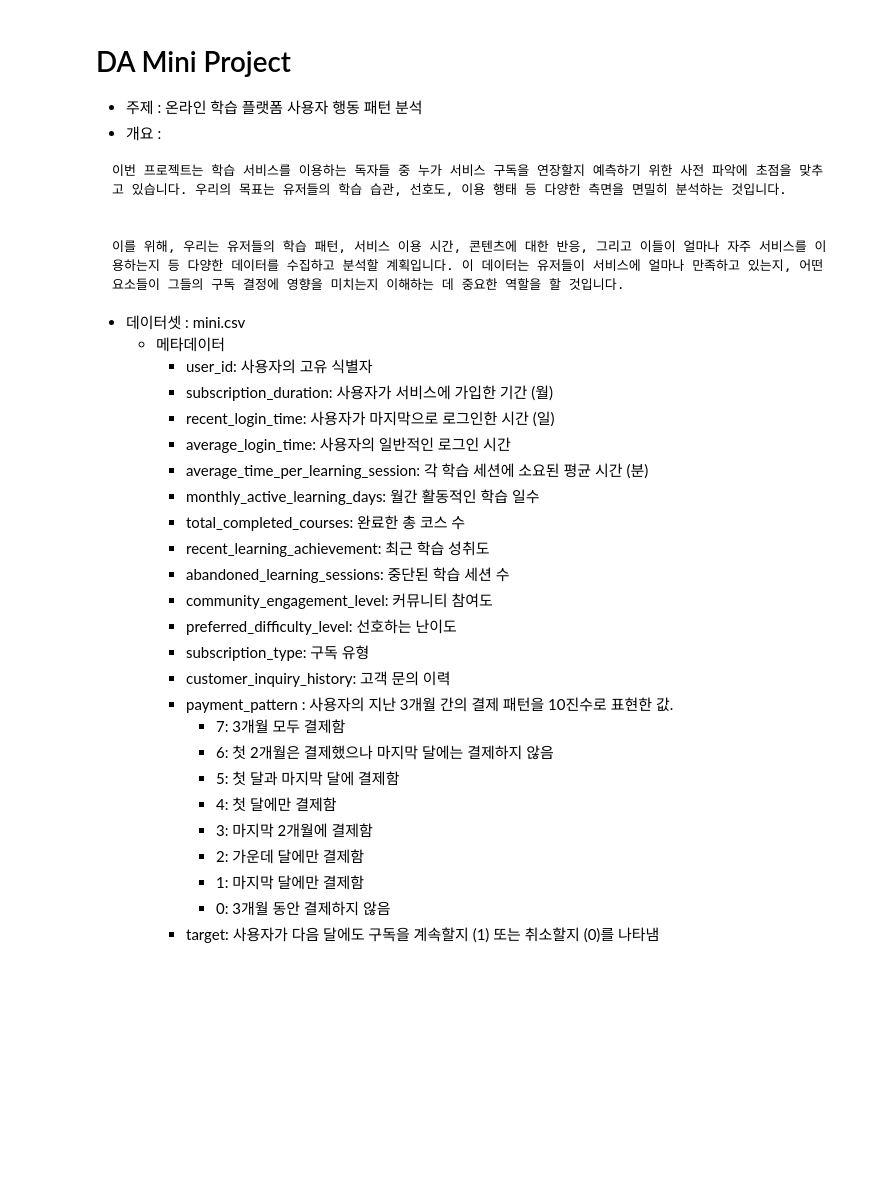
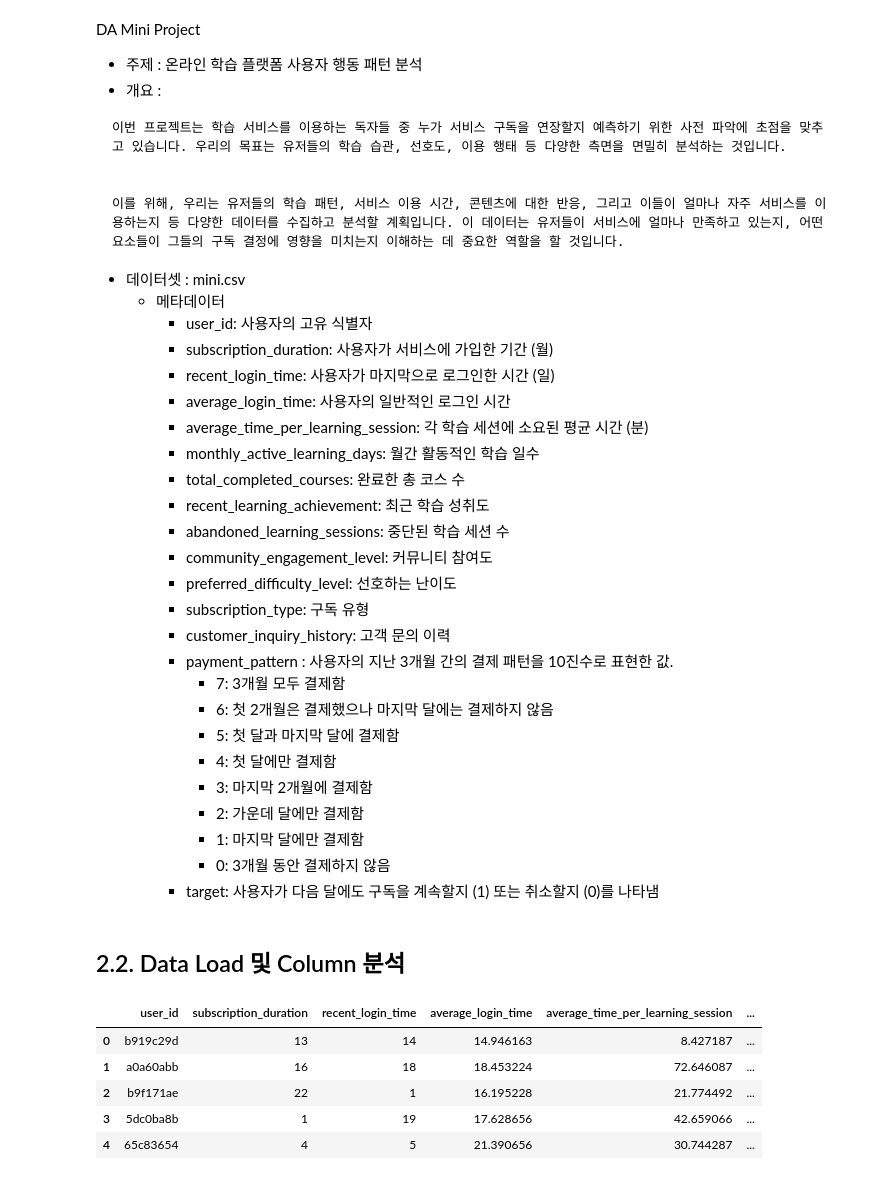
Before and after one commit to K-Connie/WASSUP4, a Jupyter notebook: Class materials/Note/05_Data_Analysis/DA_Mini_Project.ipynb, the cells around one changed output. Saved outputs shown, nothing was run; the diff lists cells and outputs as text; code cells hidden in the pictures; blank space fills up the shorter version.

Commit message:
Add_241011_DA Mini Project schedule

````diff
--- a/Class materials/Note/05_Data_Analysis/DA_Mini_Project.ipynb
+++ b/Class materials/Note/05_Data_Analysis/DA_Mini_Project.ipynb
@@ -1,5 +8,5 @@
 # %% [markdown]
-# DA Mini Project
+DA Mini Project
 * 주제 : 온라인 학습 플랫폼 사용자 행동 패턴 분석
 * 개요 :
 ```
@@ -33,3 +40,5 @@
           - 1: 마지막 달에만 결제함
           - 0: 3개월 동안 결제하지 않음
         * target: 사용자가 다음 달에도 구독을 계속할지 (1) 또는 취소할지 (0)를 나타냄
+# %% [markdown]
+## 2.2. Data Load 및 Column 분석
@@ -35,0 +60,10 @@
+# %%
+# Raw File Print 1
+df_mini.head()
+# %% [output]
+|  | user_id | subscription_duration | recent_login_time | average_login_time | average_time_per_learning_session | ... |
+| 0 | b919c29d | 13 | 14 | 14.946163 | 8.427187 | ... |
+| 1 | a0a60abb | 16 | 18 | 18.453224 | 72.646087 | ... |
+| 2 | b9f171ae | 22 | 1 | 16.195228 | 21.774492 | ... |
+| 3 | 5dc0ba8b | 1 | 19 | 17.628656 | 42.659066 | ... |
+| 4 | 65c83654 | 4 | 5 | 21.390656 | 30.744287 | ... |
````
Also changed, not shown: parts of 21 cells of this notebook, 1 other file.
